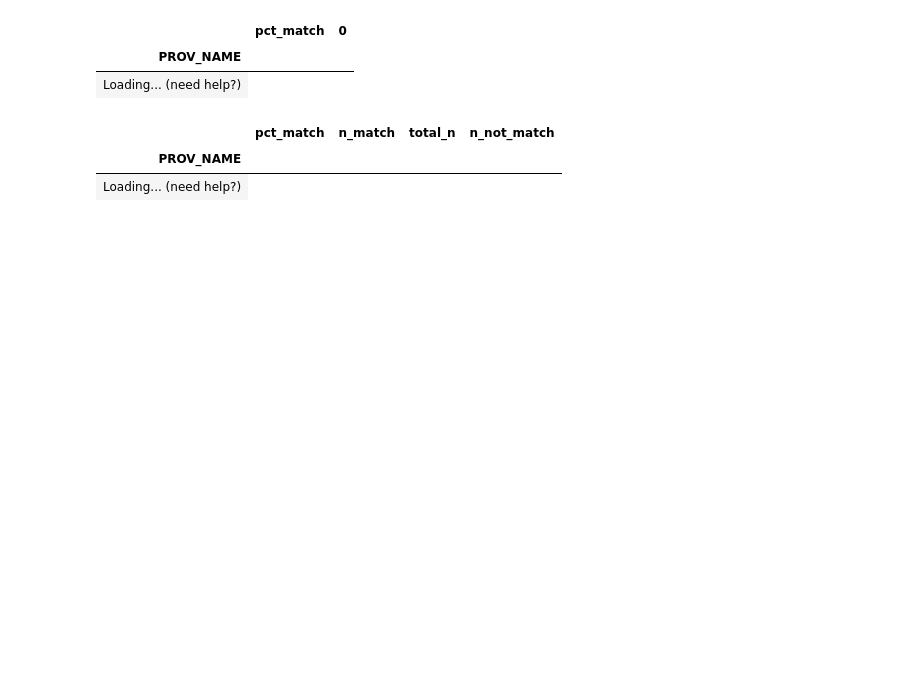
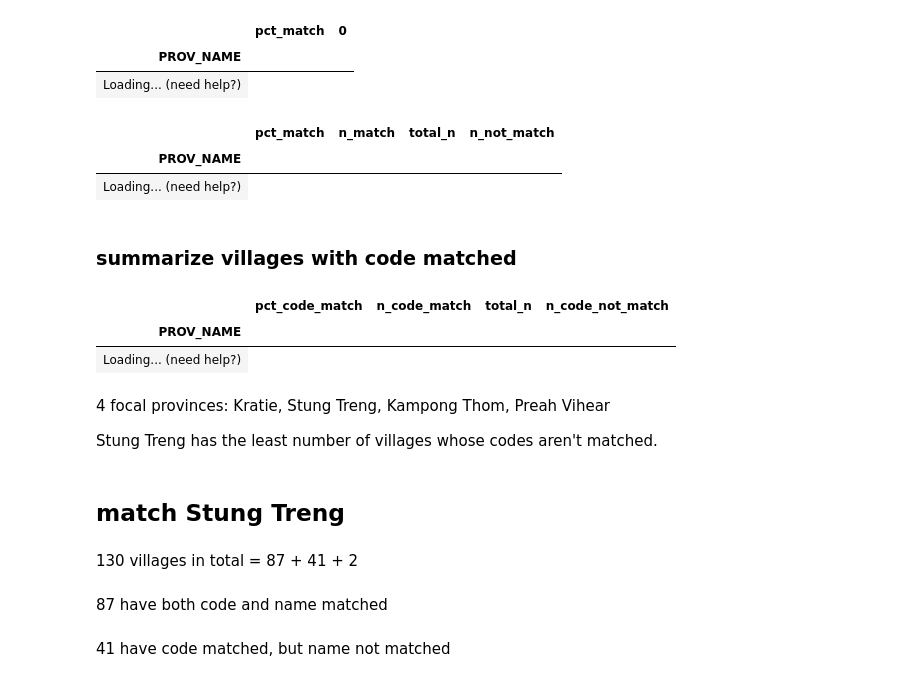
Before and after one commit to sig-gis/mpi, a Jupyter notebook: code/other/summarize_CDB_match_vpt_vs_xlsx.ipynb, the cells around one changed output. Cells and saved outputs as stored; diff of their text form; code cells hidden in the pictures; blank space fills up the shorter version.

Commit message:
Summarize village-level code matches; Match one province manually
leveraging the fact that most names are similar for villages with matching codes

```diff
--- a/code/other/summarize_CDB_match_vpt_vs_xlsx.ipynb
+++ b/code/other/summarize_CDB_match_vpt_vs_xlsx.ipynb
@@ -181,3 +181,38 @@ summ_df
 | Loading... (need help?) |
 # %%
 # summ_df.to_csv(intmd_outfd_path / 'vpt_w_CDBv_match_summarized.csv')
+# %% [markdown]
+### summarize villages with code matched
+# %%
+vnp_gdf.code_match = vnp_gdf.code_match.apply(eval)
+
+pct_codeMatch_df = vnp_gdf.groupby('PROV_NAME').mean().code_match * 100
+count_codeMatch_df = vnp_gdf.groupby('PROV_NAME').sum().code_match
+total_df = vnp_gdf.groupby('PROV_NAME').size()
+
+summ_code_df = pd.concat([pct_codeMatch_df, count_codeMatch_df, total_df], axis=1)
+summ_code_df.columns = ['pct_code_match', 'n_code_match', 'total_n']
+
+summ_code_df['n_code_not_match'] = summ_code_df.total_n - summ_code_df.n_code_match
+
+summ_code_df
+# %% [output]
+|  | pct_code_match | n_code_match | total_n | n_code_not_match |
+| PROV_NAME |  |  |  |  |
+| Loading... (need help?) |
+# %% [markdown]
+4 focal provinces:
+Kratie,
+Stung Treng,
+Kampong Thom,
+Preah Vihear
+
+Stung Treng has the least number of villages whose codes aren't matched.
+# %% [markdown]
+## match Stung Treng
+# %% [markdown]
+130 villages in total = 87 + 41 + 2
+# %% [markdown]
+87 have both code and name matched
+# %% [markdown]
+41 have code matched, but name not matched
```
Also changed, not shown: parts of 4 cells of this notebook.
